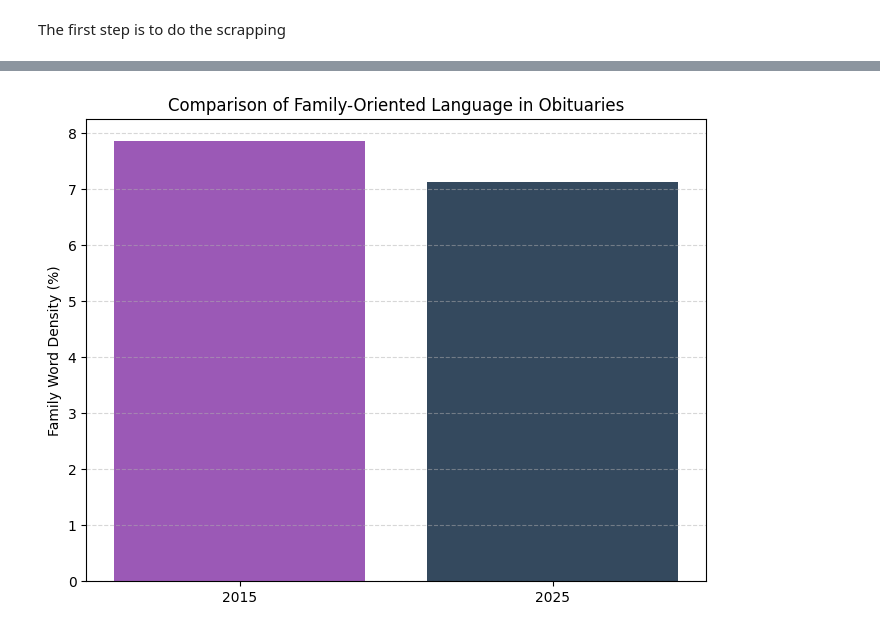
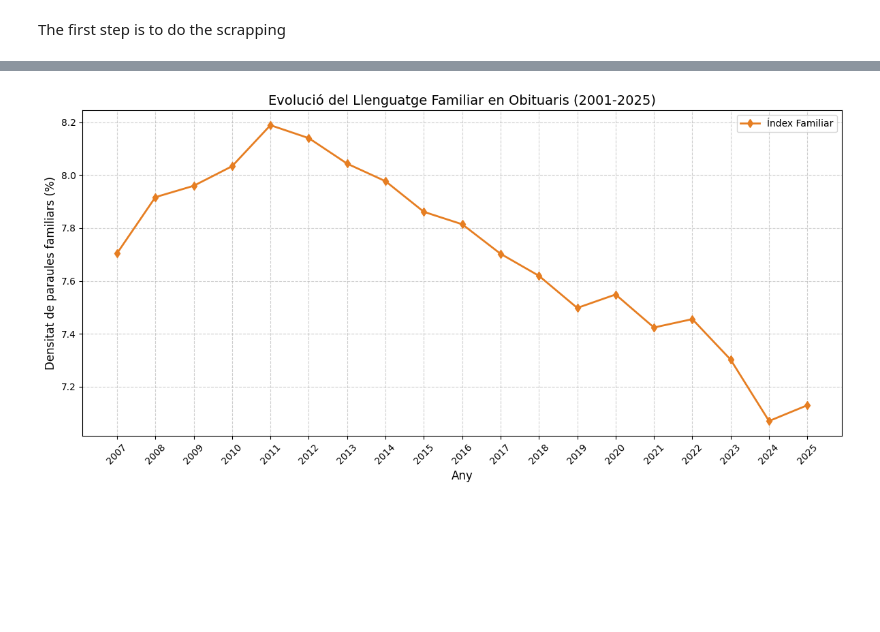
Before and after one commit to gallagelpi/text_minning, a Jupyter notebook: final_project.ipynb, the cells around one changed output, grey strips where cells are left out. Cells and saved outputs as stored; diff of their text form; code cells hidden in the pictures; blank space fills up the shorter version.

```diff
--- a/final_project.ipynb
+++ b/final_project.ipynb
@@ -46,17 +48,17 @@ from bs4 import BeautifulSoup
 from concurrent.futures import ThreadPoolExecutor
 
 # Les pagines que vull van de la 63 a la 13012 (haure de treure algun del 2026 i del 2000 potser)
-# 1 = [63,1050] (23 mins)
+# 1 = [67,1050] (23 mins)
 # 2 = [1051, 2100] (45 mins)
 # 3 = [2101, 4100] (73 mins)
 # 4 = [4101, 6000] (77 mins)
 # 5 = [6001, 8000]
 # 6 = [8001, 10000]
-# 7 = [10001, 11000] (105 mins)
-# 8 = [11001, 13015] (320 mins)
+# 7 = [10001, 11000]
+# 8 = [11001, 13017]
 
-PAGE_START = 11001
-PAGE_END = 13015
+PAGE_START = 4101
+PAGE_END = 6000
 
 def get_obituaries_from_page(page_num):
     base_url = "https://www.currentobituary.com"
@@ -134,6 +136,6 @@ if __name__ == "__main__":
 
         # Guardat final
         df = pd.DataFrame(final_results)
-        df.to_csv("obituaris_8_FINAL.csv", index=False, encoding='utf-8-sig')
-        print("✅ FET! Arxiu 'obituaris_8_FINAL.csv' generat.")
+        df.to_csv("obituaris_4_FINAL.csv", index=False, encoding='utf-8-sig')
+        print("✅ FET! Arxiu 'obituaris_4_FINAL.csv' generat.")
 # %% [output]
@@ -285,8 +462,7 @@ import pandas as pd
 import re
 import matplotlib.pyplot as plt
 
-# 1. FAMILY & DOMESTIC DICTIONARY
-# We include immediate and extended family, plus words of affection
+# 1. DICCIONARI FAMILIAR
 family_dict = [
     'family', 'mother', 'father', 'son', 'daughter', 'brother', 'sister',
     'grandchild', 'grandchildren', 'grandson', 'granddaughter', 'grandmother',
@@ -297,43 +473,53 @@ family_dict = [
 
 def get_family_index(text):
     text = str(text).lower()
-    # Tokenize: 3+ letters
+    # Tokenització: paraules de 3+ lletres
     words = re.findall(r'\b\w{3,}\b', text)
     if not words: return 0
 
-    # Count matches
+    # Comptem coincidències amb el diccionari familiar
     count = sum(1 for word in words if any(fam_word in word for fam_word in family_dict))
 
-    # Percentage of the text dedicated to family ties
+    # Retornem el percentatge de densitat
     return (count / len(words)) * 100
 
-def analyze_year(file_path):
-    df = pd.read_csv(file_path).dropna(subset=['biografia'])
-    # Clean errors
+# 2. CÀRREGA I PROCESSAMENT
+try:
+    df = pd.read_csv('obituaris_TOTAL_net.csv')
+
+    # Neteja i preparació
+    df['data'] = pd.to_datetime(df['data'])
+    df = df.dropna(subset=['biografia'])
     df = df[~df['biografia'].str.contains("Error|Text no trobat|massa curt", case=False)]
+    df['any'] = df['data'].dt.year
 
+    # 3. CÀLCUL DE L'ÍNDEX FAMILIAR
     df['fam_index'] = df['biografia'].apply(get_family_index)
-    return df['fam_index']
 
-# 2. RUN ANALYSIS
-fam_2015 = analyze_year("obituaris_2015_FINAL.csv")
-fam_2025 = analyze_year("obituaris_2025_FINAL.csv")
+    # 4. AGRUPACIÓ PER ANY (MITJANA)
+    evolucio_familiar = df.groupby('any')['fam_index'].mean()
 
-# 3. STATISTICAL COMPARISON
-mean_15 = fam_2015.mean()
-mean_25 = fam_2025.mean()
-diff = ((mean_25 - mean_15) / mean_15) * 100
+    # 5. RESULTATS
+    print("--- EVOLUCIÓ DE L'ÍNDEX FAMILIAR PER ANYS ---")
+    print(evolucio_familiar)
 
-print(f"--- FAMILY INDEX RESULTS ---")
-print(f"Average Family Focus 2015: {mean_15:.2f}%")
-print(f"Average Family Focus 2025: {mean_25:.2f}%")
-print(f"Change in Family Mention: {diff:.2f}%")
+    # 6. VISUALITZACIÓ
+    plt.figure(figsize=(12, 6))
 
-# 4. VISUALIZATION
-plt.figure(figsize=(8, 6))
-plt.bar(['2015', '2025'], [mean_15, mean_25], color=['#9b59b6', '#34495e'])
-plt.ylabel('Family Word Density (%)')
-plt.title('Comparison of Family-Oriented Language in Obituaries')
-plt.grid(axis='y', linestyle='--', alpha=0.5)
-plt.show()
+    # Utilitzem un color càlid (taronja/vermell) per a la família
+    evolucio_familiar.plot(kind='line', marker='d', color='#e67e22', linewidth=2, label='Índex Familiar')
+
+    plt.title('Evolució del Llenguatge Familiar en Obituaris (2001-2025)', fontsize=14)
+    plt.xlabel('Any', fontsize=12)
+    plt.ylabel('Densitat de paraules familiars (%)', fontsize=12)
+    plt.grid(True, linestyle='--', alpha=0.6)
+    plt.xticks(evolucio_familiar.index, rotation=45)
+    plt.legend()
+    plt.tight_layout()
+    plt.show()
+
+except FileNotFoundError:
+    print("Error: No s'ha trobat el fitxer 'obituaris_TOTAL_net.csv'.")
+except Exception as e:
+    print(f"S'ha produït un error: {e}")
 # %% [output]
@@ -344,4 +543,4 @@ Change in Family Mention: -9.28%
-[figure, old version]
+[figure, new version]
 # %%
 import pandas as pd
 import re
```
Also changed, not shown: parts of 16 cells of this notebook.
